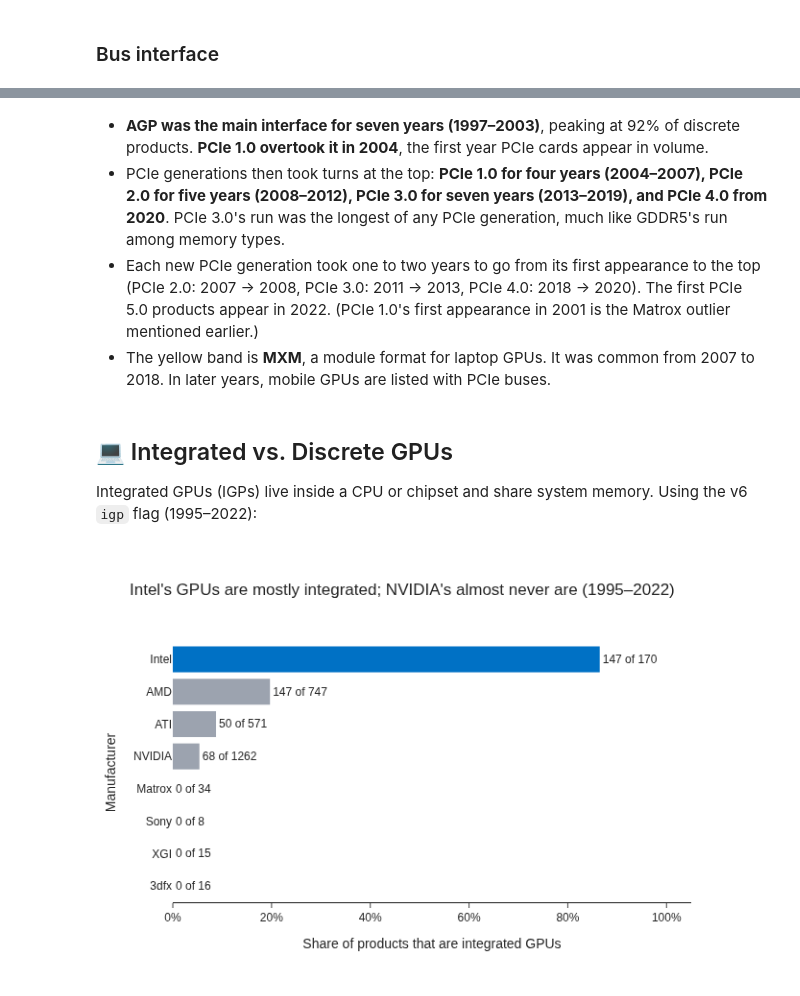
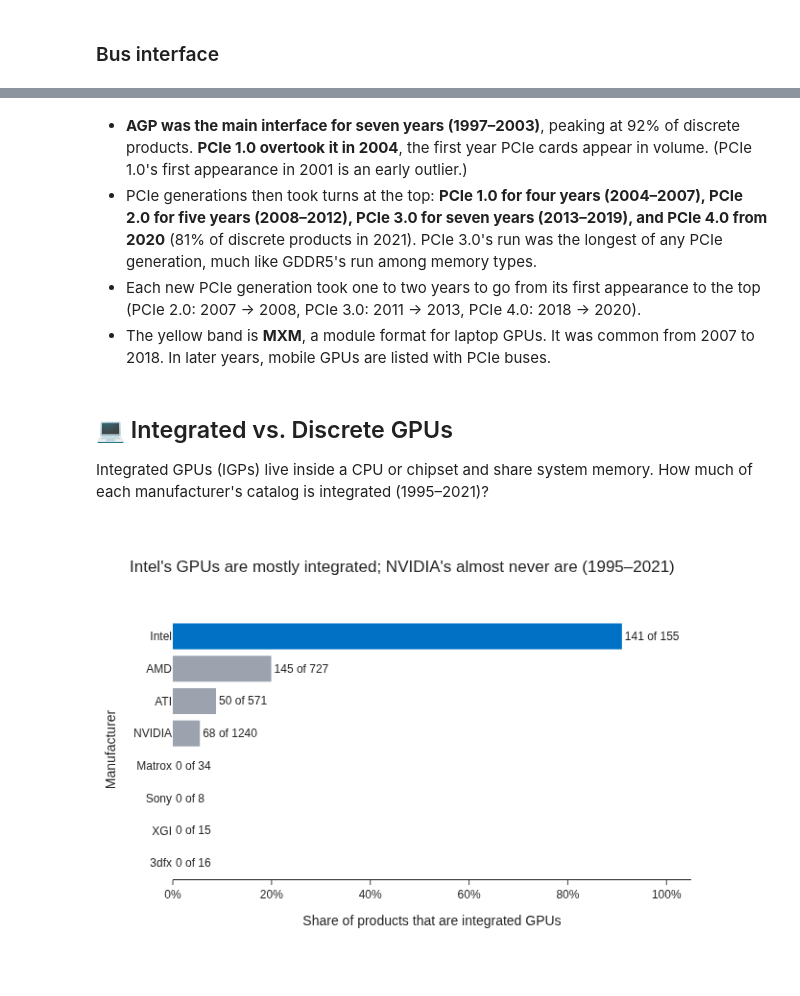
Before and after one commit to subwaymatch/analytics-case-development, a Jupyter notebook: gpus/gpu-specs-analysis.ipynb, the cells around one changed output, grey strips where cells are left out. Saved outputs shown, nothing was run; the diff lists cells and outputs as text; code cells hidden in the pictures.

```diff
--- a/gpus/gpu-specs-analysis.ipynb
+++ b/gpus/gpu-specs-analysis.ipynb
@@ -62,5 +62,5 @@ Load the latest version of the dataset (`gpu_specs_v7.csv`).
 # %%
-df = pd.read_csv('gpu_specs_v7.csv')
+df = pd.read_csv('gpu_specs_v6.csv')
 df.head(3)
 # %% [output]
 |  | manufacturer | productName | releaseYear | memSize | memBusWidth | gpuClock | memClock | unifiedShader | ... |
@@ -213,6 +212,10 @@ If these partial years stay in, the share charts below show NVIDIA at 100% of 20
 # %%
-df = df.query('releaseYear <= 2023').copy()
+# Keep the partial years aside for reference, then restrict the analysis to complete years
+df_partial = df.query('releaseYear >= 2022').copy()
+
+df = df.query('releaseYear <= 2021').copy()
 df['releaseYear'] = df['releaseYear'].astype(int)
 
 print(f"{df.shape[0]:,} products released between {df['releaseYear'].min()} and {df['releaseYear'].max()} remain.")
+print(f'{df_partial.shape[0]} products from the partial years 2022–2023 are set aside.')
 # %% [output]
@@ -974,11 +768,12 @@ Older GPUs had separate units for vertex and pixel processing (or fixed-function
 # %%
-df_specs['shaderArchitecture'] = np.where(
-    df_specs['unifiedShader'].notna(),
+df_1995 = df.query('releaseYear >= 1995').copy()
+df_1995['shaderArchitecture'] = np.where(
+    df_1995['unifiedShader'].notna(),
     'Unified shaders',
     'Separate pixel/vertex shaders',
 )
 
-df_arch = df_specs.query('releaseYear >= 1998 and releaseYear <= 2012') \
+df_arch = df_1995.query('releaseYear >= 1998 and releaseYear <= 2012') \
     .groupby(['releaseYear', 'shaderArchitecture'], as_index=False) \
     .agg({'productName': 'count'}) \
     .rename(columns={'productName': 'count'})
@@ -1390,45 +1203,45 @@ fig.show()
 # %% [markdown]
-- **AGP was the main interface for seven years (1997–2003)**, peaking at 92% of discrete products. **PCIe 1.0 overtook it in 2004**, the first year PCIe cards appear in volume.
-- PCIe generations then took turns at the top: **PCIe 1.0 for four years (2004–2007), PCIe 2.0 for five years (2008–2012), PCIe 3.0 for seven years (2013–2019), and PCIe 4.0 from 2020**. PCIe 3.0's run was the longest of any PCIe generation, much like GDDR5's run among memory types.
-- Each new PCIe generation took one to two years to go from its first appearance to the top (PCIe 2.0: 2007 → 2008, PCIe 3.0: 2011 → 2013, PCIe 4.0: 2018 → 2020). The first PCIe 5.0 products appear in 2022. (PCIe 1.0's first appearance in 2001 is the Matrox outlier mentioned earlier.)
+- **AGP was the main interface for seven years (1997–2003)**, peaking at 92% of discrete products. **PCIe 1.0 overtook it in 2004**, the first year PCIe cards appear in volume. (PCIe 1.0's first appearance in 2001 is an early outlier.)
+- PCIe generations then took turns at the top: **PCIe 1.0 for four years (2004–2007), PCIe 2.0 for five years (2008–2012), PCIe 3.0 for seven years (2013–2019), and PCIe 4.0 from 2020** (81% of discrete products in 2021). PCIe 3.0's run was the longest of any PCIe generation, much like GDDR5's run among memory types.
+- Each new PCIe generation took one to two years to go from its first appearance to the top (PCIe 2.0: 2007 → 2008, PCIe 3.0: 2011 → 2013, PCIe 4.0: 2018 → 2020).
 - The yellow band is **MXM**, a module format for laptop GPUs. It was common from 2007 to 2018. In later years, mobile GPUs are listed with PCIe buses.
 # %% [markdown]
 ## 💻 Integrated vs. Discrete GPUs
 
-Integrated GPUs (IGPs) live inside a CPU or chipset and share system memory. Using the v6 `igp` flag (1995–2022):
+Integrated GPUs (IGPs) live inside a CPU or chipset and share system memory. How much of each manufacturer's catalog is integrated (1995–2021)?
 # %%
-df_specs['isIntegrated'] = df_specs['igp'] == 'Yes'
+df_1995['isIntegrated'] = df_1995['igp'] == 'Yes'
 
-df_igp = df_specs.groupby('manufacturer', as_index=False).agg(
+df_igp = df_1995.groupby('manufacturer', as_index=False).agg(
     num_products=('productName', 'count'),
     num_integrated=('isIntegrated', 'sum'),
     share_integrated=('isIntegrated', 'mean'),
 ).sort_values('share_integrated')
 
 fig = px.bar(
     df_igp,
     x='share_integrated',
     y='manufacturer',
     orientation='h',
     text=df_igp.apply(lambda row: f"{row['num_integrated']} of {row['num_products']}", axis=1),
     labels={
         'share_integrated': 'Share of products that are integrated GPUs',
         'manufacturer': 'Manufacturer',
     },
-    title="Intel's GPUs are mostly integrated; NVIDIA's almost never are (1995–2022)",
+    title="Intel's GPUs are mostly integrated; NVIDIA's almost never are (1995–2021)",
     height=450,
 )
 
 fig.update_traces(
     marker_color=['#0071C5' if m == 'Intel' else '#9CA3AF' for m in df_igp['manufacturer']],
     marker_line_width=0,
     textposition='outside',
     cliponaxis=False,
 )
 fig.update_xaxes(tickformat='.0%', range=[0, 1.05])
 fig.update_yaxes(showline=False, ticks='')
 
 fig.show()
 # %% [output]
-[figure, old version]
+[figure, new version]
 # %%
```
Also changed, not shown: parts of 83 cells of this notebook, 1 other file.
